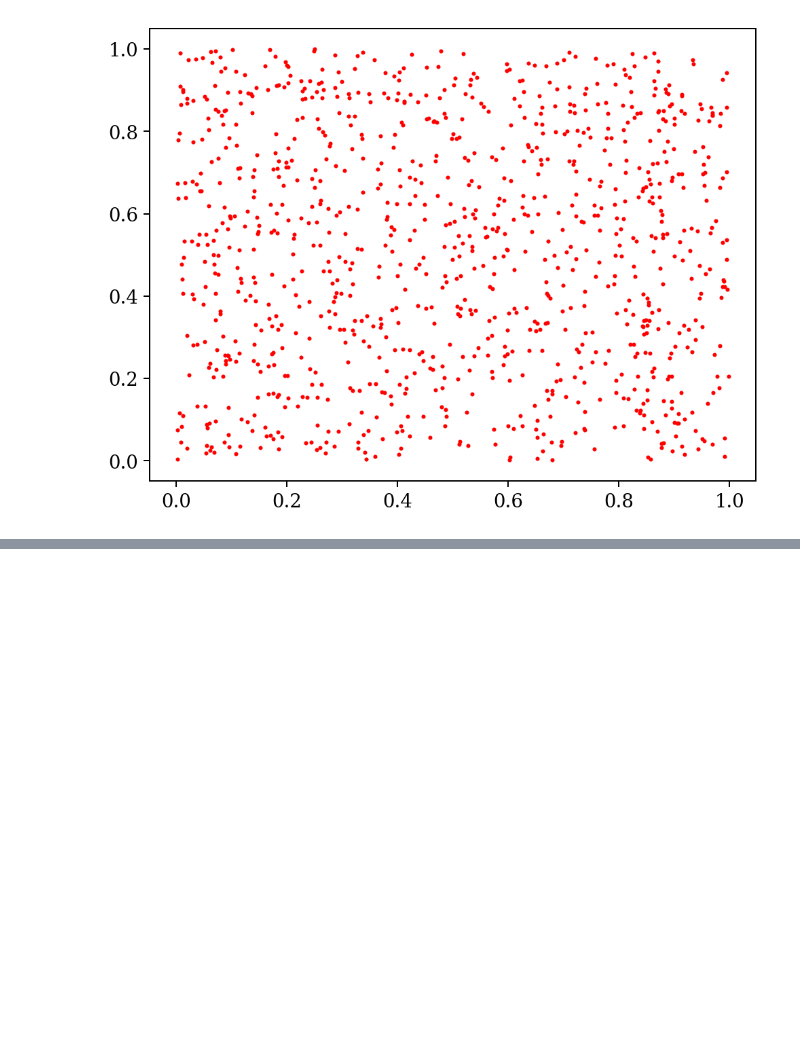
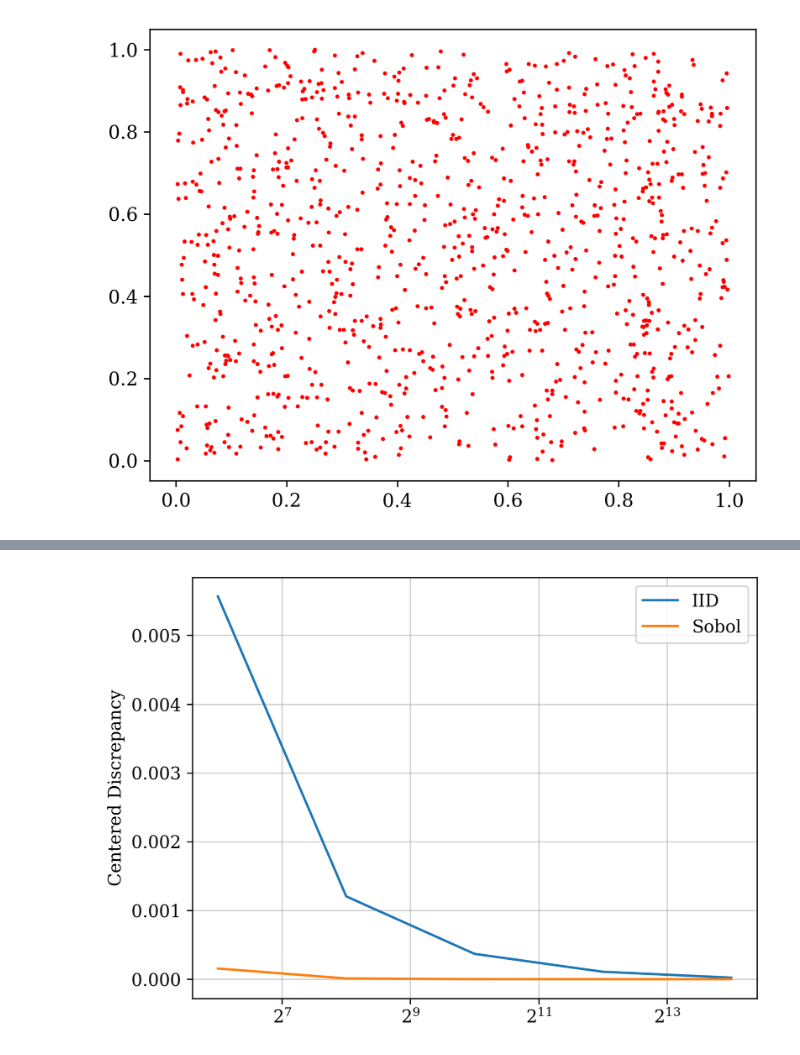
Before and after one commit to loonatick-src/stochastic-sim-1, a Jupyter notebook: sobol_plots.ipynb, the cells around one changed output, grey strips where cells are left out. Saved outputs shown, nothing was run; the diff lists cells and outputs as text; code cells hidden in the pictures; blank space fills up the shorter version.

Commit message:
IID-Sobol discrepancies

```diff
--- a/sobol_plots.ipynb
+++ b/sobol_plots.ipynb
@@ -289,0 +292,11 @@ plt.show()
+# %%
+fig, ax = plt.subplots()
+ax.plot(sample_sizes, mean_discrepancies[0], label = "IID")
+ax.plot(sample_sizes, mean_discrepancies[2], label = "Sobol")
+plt.ylabel("Centered Discrepancy")
+plt.xscale("log", base = 2)
+plt.legend()
+plt.grid(alpha = 0.6)
+plt.show()
+# %% [output]
+[figure, added]
```
Also changed, not shown: parts of 4 cells of this notebook.
